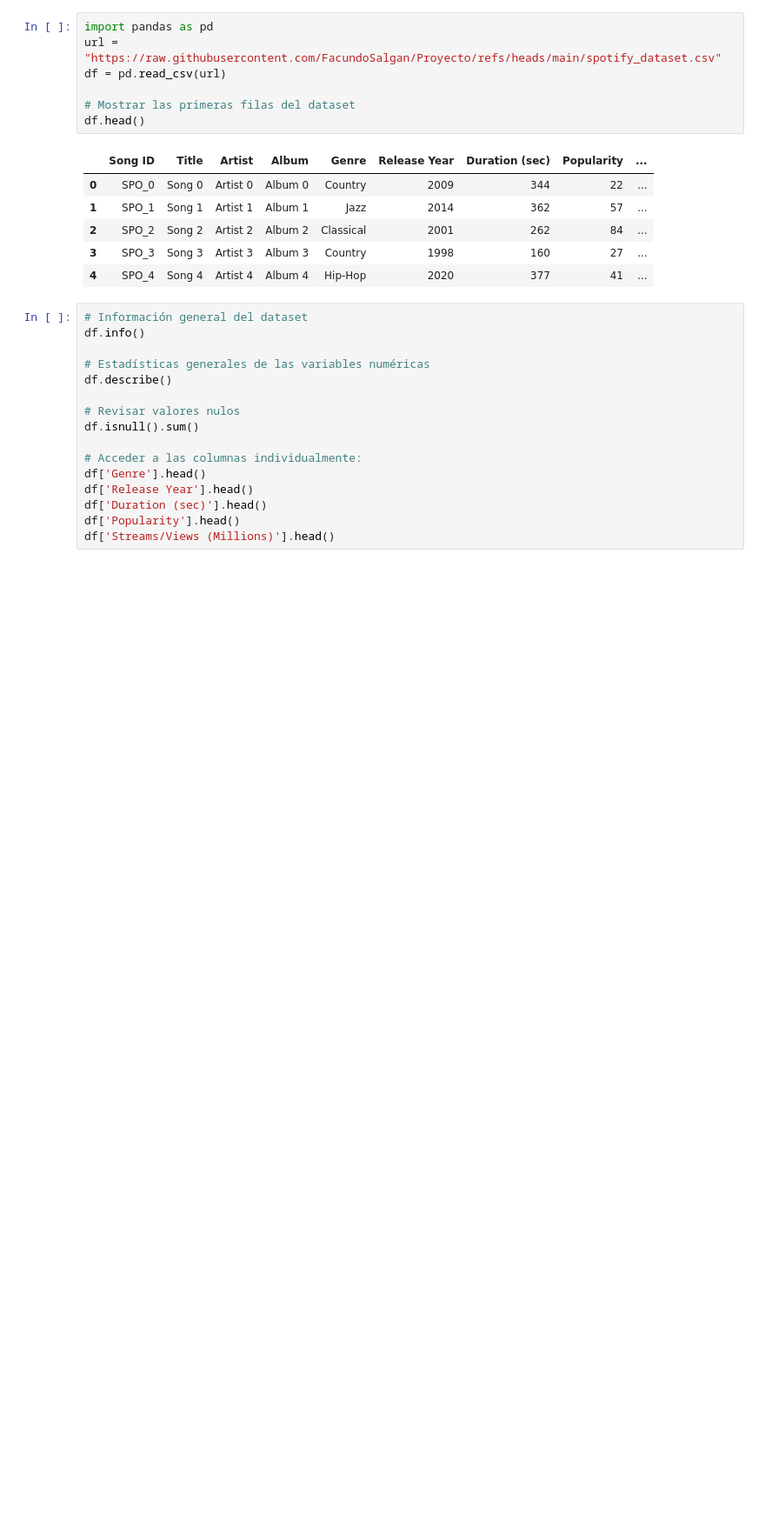
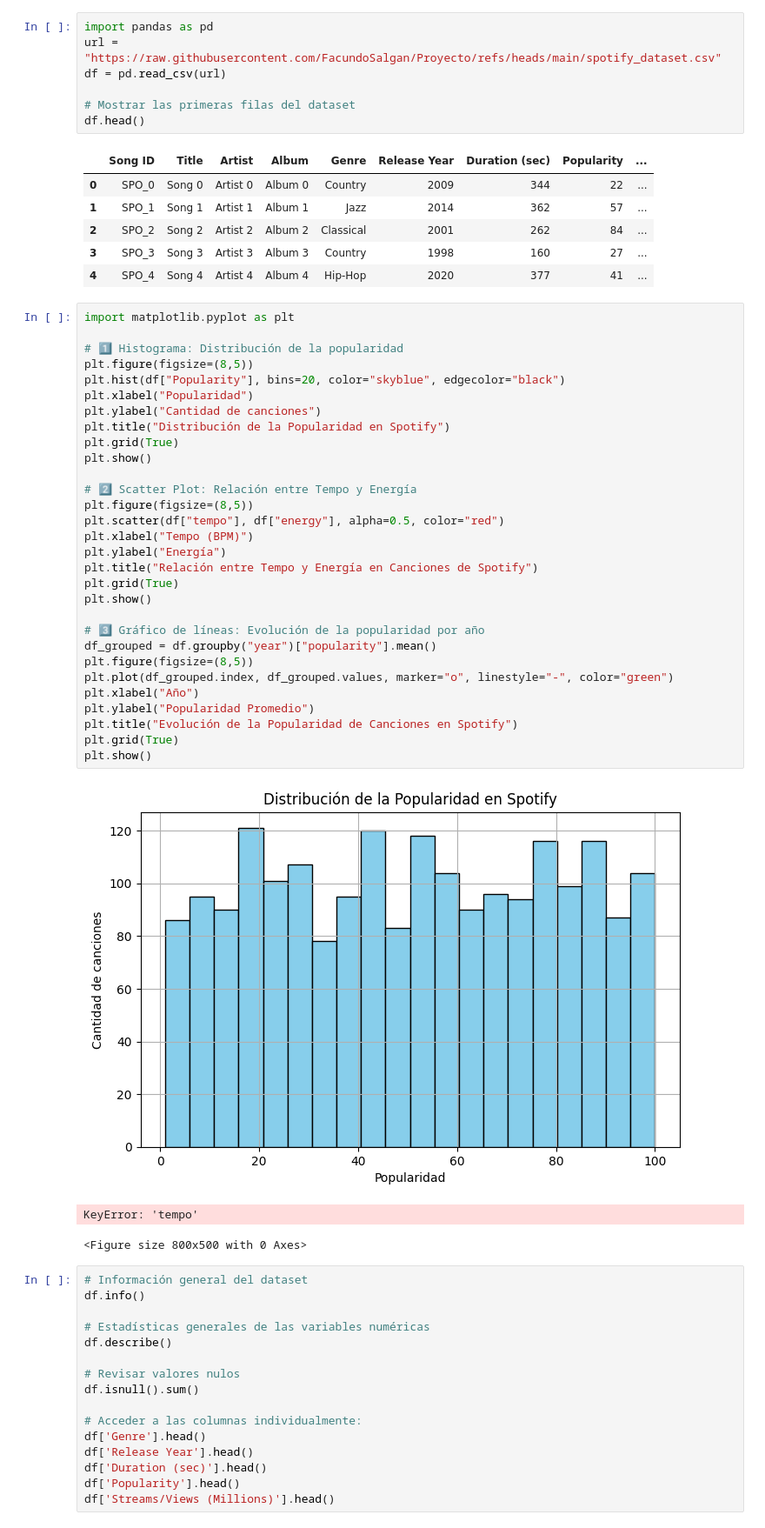
Before and after one commit to FacundoSalgan/Proyecto, a Jupyter notebook: Dataset+salgan.ipynb, the cells around one changed output. Shown: that part at 87% size. Cells and saved outputs as stored; diff of their text form; blank space fills up the shorter version.

```diff
--- a/Dataset+salgan.ipynb
+++ b/Dataset+salgan.ipynb
@@ -69,6 +69,40 @@ df.head()
 | 2 | SPO_2 | Song 2 | Artist 2 | Album 2 | Classical | 2001 | 262 | 84 | ... |
 | 3 | SPO_3 | Song 3 | Artist 3 | Album 3 | Country | 1998 | 160 | 27 | ... |
 | 4 | SPO_4 | Song 4 | Artist 4 | Album 4 | Hip-Hop | 2020 | 377 | 41 | ... |
+# %%
+import matplotlib.pyplot as plt
+
+# 1️⃣ Histograma: Distribución de la popularidad
+plt.figure(figsize=(8,5))
+plt.hist(df["Popularity"], bins=20, color="skyblue", edgecolor="black")
+plt.xlabel("Popularidad")
+plt.ylabel("Cantidad de canciones")
+plt.title("Distribución de la Popularidad en Spotify")
+plt.grid(True)
+plt.show()
+
+# 2️⃣ Scatter Plot: Relación entre Tempo y Energía
+plt.figure(figsize=(8,5))
+plt.scatter(df["tempo"], df["energy"], alpha=0.5, color="red")
+plt.xlabel("Tempo (BPM)")
+plt.ylabel("Energía")
+plt.title("Relación entre Tempo y Energía en Canciones de Spotify")
+plt.grid(True)
+plt.show()
+
+# 3️⃣ Gráfico de líneas: Evolución de la popularidad por año
+df_grouped = df.groupby("year")["popularity"].mean()
+plt.figure(figsize=(8,5))
+plt.plot(df_grouped.index, df_grouped.values, marker="o", linestyle="-", color="green")
+plt.xlabel("Año")
+plt.ylabel("Popularidad Promedio")
+plt.title("Evolución de la Popularidad de Canciones en Spotify")
+plt.grid(True)
+plt.show()
+# %% [output]
+[figure, added]
+KeyError: 'tempo'
+<Figure size 800x500 with 0 Axes>
 # %%
 # Información general del dataset
 df.info()
```
Also changed, not shown: parts of 15 cells of this notebook.
